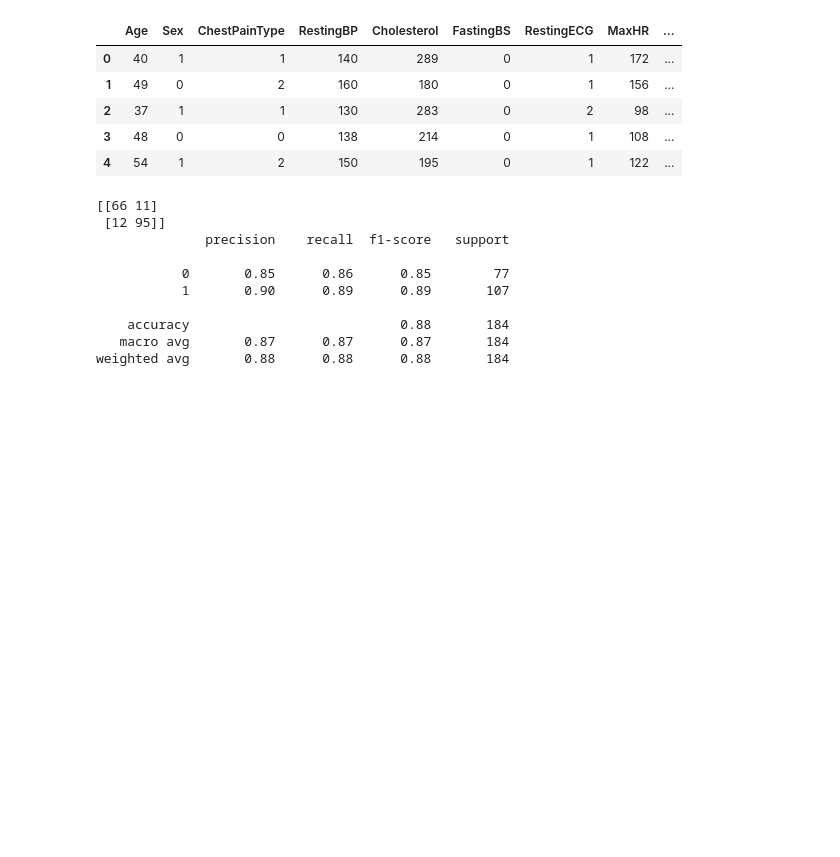
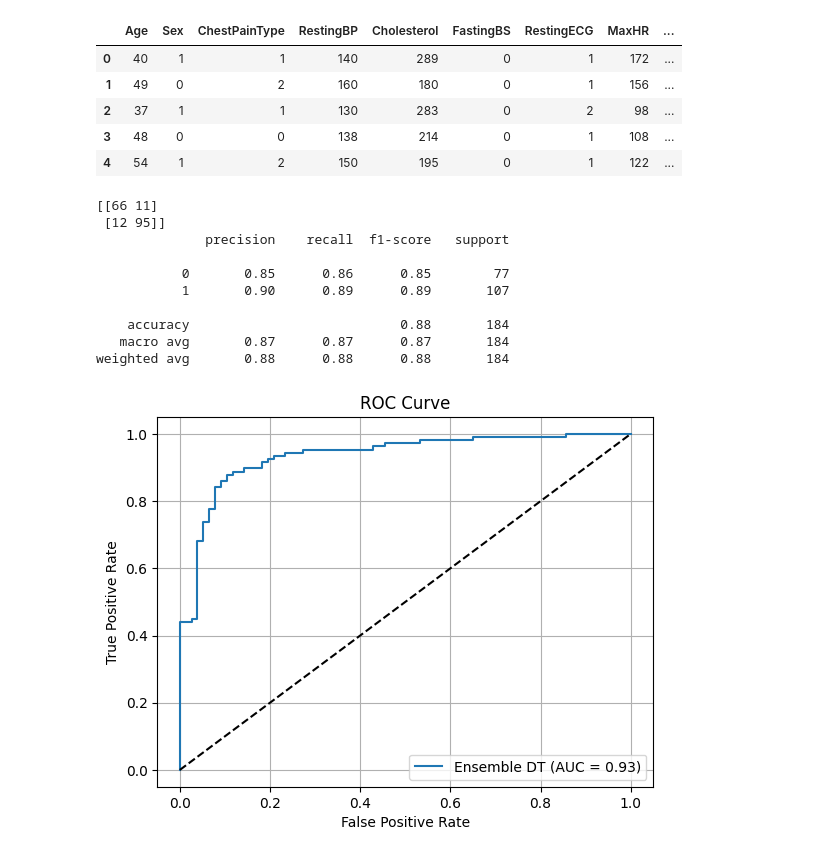
Before and after one commit to NCSU-CSC-522-S2025/heart-failure-ml, a Jupyter notebook: src/dt_ensemble.ipynb, the cells around one changed output. Cells and saved outputs as stored; diff of their text form; code cells hidden in the pictures; blank space fills up the shorter version.

Commit message:
add ROC for ensemble dt

```diff
--- a/src/dt_ensemble.ipynb
+++ b/src/dt_ensemble.ipynb
@@ -93,3 +95,20 @@ print(classification_report(y_test, y_pred))
     accuracy                           0.88       184
    macro avg       0.87      0.87      0.87       184
 weighted avg       0.88      0.88      0.88       184
+# %%
+# Get predicted probabilities.
+y_probs = rf.predict_proba(X_test)[:, 1]
+
+# ROC curve.
+fpr, tpr, thresholds = roc_curve(y_test, y_probs)
+
+plt.plot(fpr, tpr, label=f'Ensemble DT (AUC = {roc_auc_score(y_test, y_probs):.2f})')
+plt.plot([0, 1], [0, 1], 'k--')
+plt.xlabel('False Positive Rate')
+plt.ylabel('True Positive Rate')
+plt.title('ROC Curve')
+plt.legend()
+plt.grid()
+plt.show()
+# %% [output]
+[figure, added]
```
Also changed, not shown: parts of 1 cell of this notebook.
